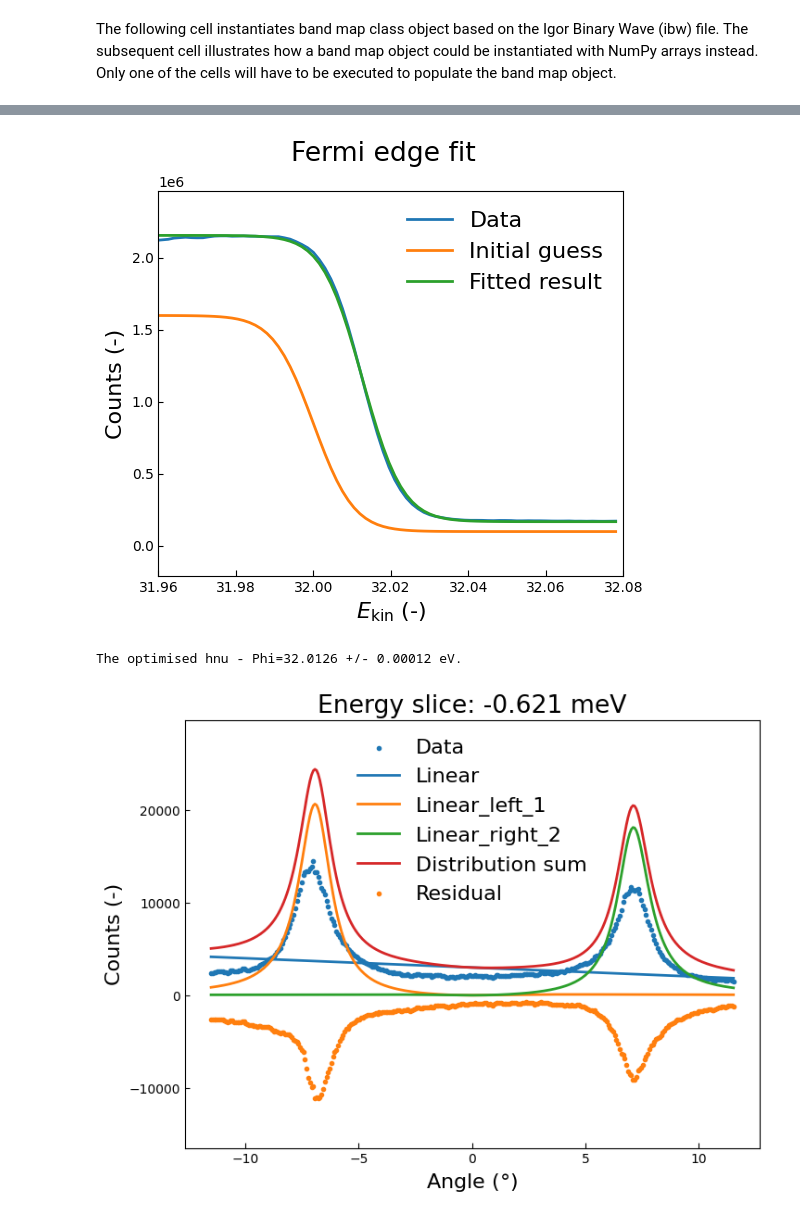
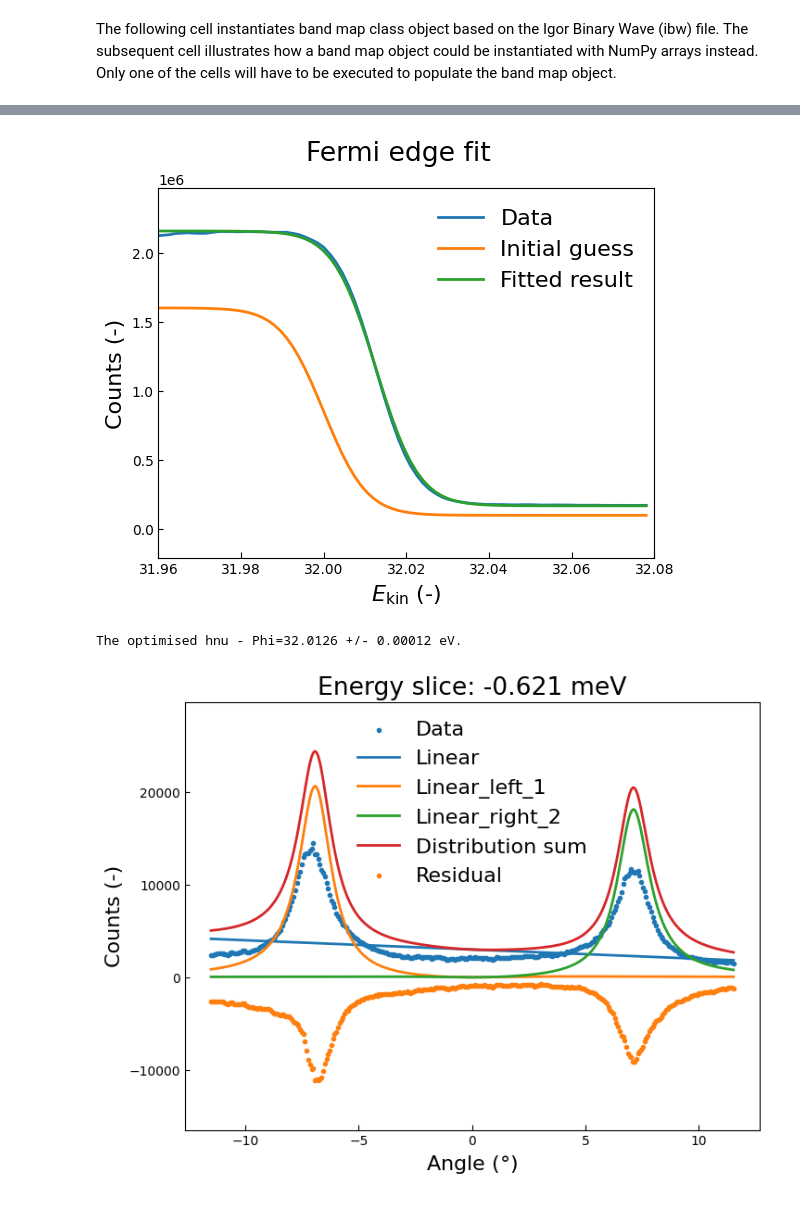
Before and after one commit to masaharutennis/xARPES, a Jupyter notebook: doc/notebooks/graphene.ipynb, the cells around one changed output, grey strips where cells are left out. Saved outputs shown, nothing was run; the diff lists cells and outputs as text; code cells hidden in the pictures.

```diff
--- a/doc/notebooks/graphene.ipynb
+++ b/doc/notebooks/graphene.ipynb
@@ -90,17 +88,15 @@ The optimised hnu - Phi=32.0120 +/- 0.00016 eV.
 # %%
 %matplotlib inline
-
-fig = plt.figure(figsize=(6, 5)); ax = fig.gca()
 
 fig = bmap.fit_fermi_edge(hnuminPhi_guess=32, background_guess=1e5,
                           integrated_weight_guess=1.5e6, angle_min=-10,
                           angle_max=10, ekin_min=31.96, ekin_max=32.08,
-                          ax=ax, show=True, fig_close=True, title='Fermi edge fit')
+                          show=True, title='Fermi edge fit')
 
 print('The optimised hnu - Phi=' + f'{bmap.hnuminPhi:.4f}' + ' +/- '
       + f'{1.96 * bmap.hnuminPhi_std:.5f}' + ' eV.')
 # %% [output]
-[figure, old version]
+[figure, new version]
 The optimised hnu - Phi=32.0126 +/- 0.00012 eV.
 # %%
 %matplotlib inline
```
Also changed, not shown: parts of 9 cells of this notebook, 10 other files.
